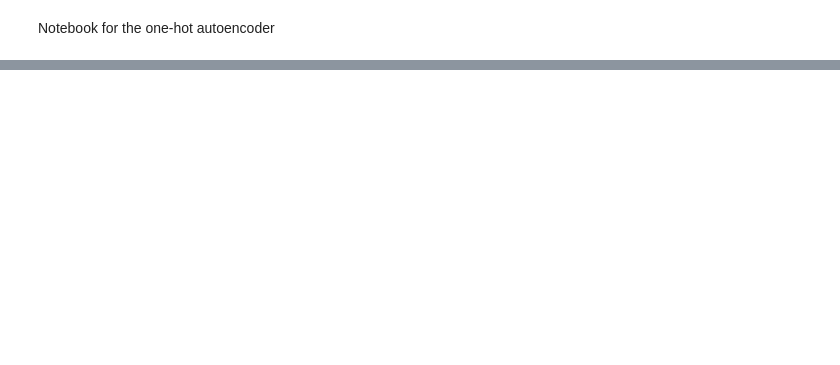
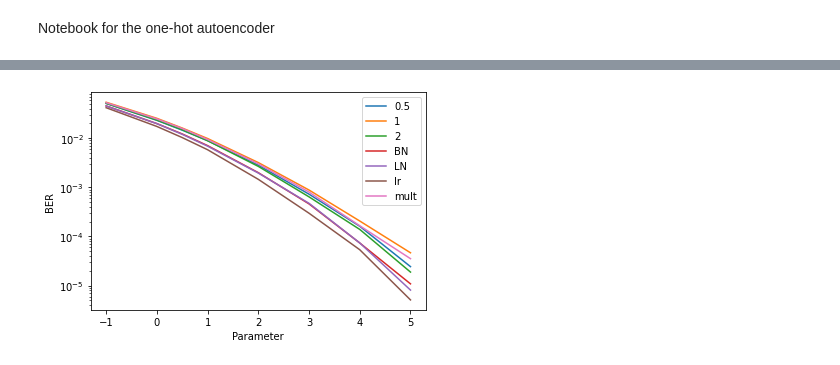
Before and after one commit to remzawi/deep_fec, a Jupyter notebook: OHAutoencoder.ipynb, the cells around one changed output, grey strips where cells are left out. Saved outputs shown, nothing was run; the diff lists cells and outputs as text; code cells hidden in the pictures; blank space fills up the shorter version.

Commit message:
Lot of changes and Trained multiple autoencoder and compared

```diff
--- a/OHAutoencoder.ipynb
+++ b/OHAutoencoder.ipynb
@@ -55,0 +56,16 @@ WARNING:tensorflow:No training configuration found in the save file, so the mode
+# %%
+from tensorflow.keras.models import load_model
+
+encoder05,decoder05=load_model('AWGNOHEncoder_05.h5',custom_objects={'AWGN':AWGN}),load_model('AWGNOHDecoder_05.h5',custom_objects={'AWGN':AWGN},compile=False)
+encoder1,decoder1=load_model('AWGNOHEncoder_1.h5',custom_objects={'AWGN':AWGN}),load_model('AWGNOHDecoder_1.h5',custom_objects={'AWGN':AWGN},compile=False)
+encoder2,decoder2=load_model('AWGNOHEncoder_2.h5',custom_objects={'AWGN':AWGN}),load_model('AWGNOHDecoder_2.h5',custom_objects={'AWGN':AWGN},compile=False)
+encoder1_BN,decoder1_BN=load_model('AWGNOHEncoder_1_BN.h5',custom_objects={'AWGN':AWGN}),load_model('AWGNOHDecoder_1_BN.h5',custom_objects={'AWGN':AWGN},compile=False)
+encoder1_LN,decoder1_LN=load_model('AWGNOHEncoder_1_LN.h5',custom_objects={'AWGN':AWGN}),load_model('AWGNOHDecoder_1_LN.h5',custom_objects={'AWGN':AWGN},compile=False)
+encoder1_BN_lr,decoder1_BN_lr=load_model('AWGNOHEncoder_BN_lr.h5',custom_objects={'AWGN':AWGN}),load_model('AWGNOHDecoder_BN_lr.h5',custom_objects={'AWGN':AWGN},compile=False)
+encoder_mult,decoder_mult=load_model('AWGNOHEncoder_mult.h5',custom_objects={'multi_AWGN':multi_AWGN}),load_model('AWGNOHDecoder_mult.h5',custom_objects={'multi_AWGN':multi_AWGN},compile=False)
+
+
+encoder_list,decoder_list=[encoder05,encoder1,encoder2,encoder1_BN,encoder1_LN,encoder1_BN_lr,encoder_mult],[decoder05,decoder1,decoder2,decoder1_BN,decoder1_LN,decoder1_BN_lr,decoder_mult]
+multBER(encoder_list,decoder_list,'AWGN',[-1,0,0.5,1,2,3,4,5],save_params=True,params_name=['params_05_1_2.npy'],save_ber=True,ber_name=['ber_05.npy','ber_1.npy','ber_2.npy','ber_1_BN.npy','ber_1_LN.npy','ber_1_BN_lr.npy','ber_mult.npy'],plot_ber=True,points_per_value=[10**6],plot_legend=['0.5','1','2','BN','LN','lr','mult'],
+        save_fig=True,fig_name='ALLModelsBER.pdf')
+# %% [output]
@@ -55,0 +79 @@ WARNING:tensorflow:No training configuration found in the save file, so the mode
+[figure, added]
```
Also changed, not shown: parts of 9 cells of this notebook, 10 other files.
